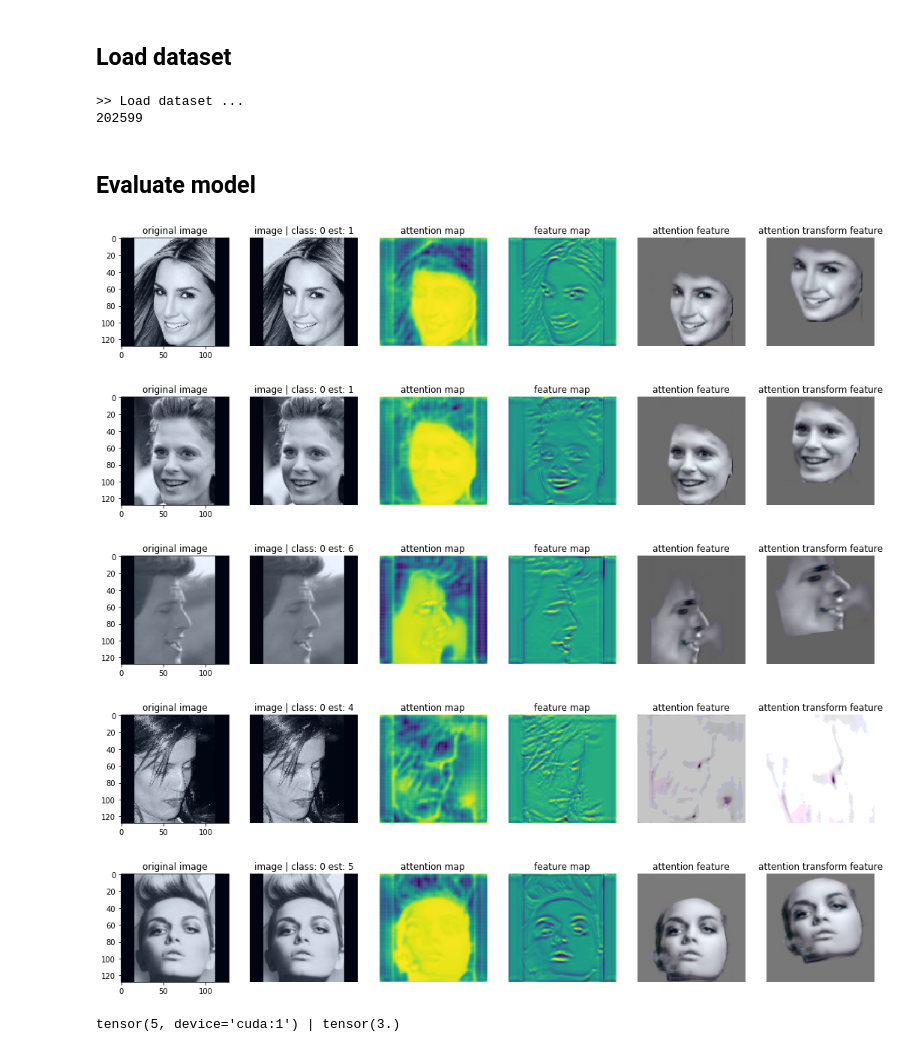
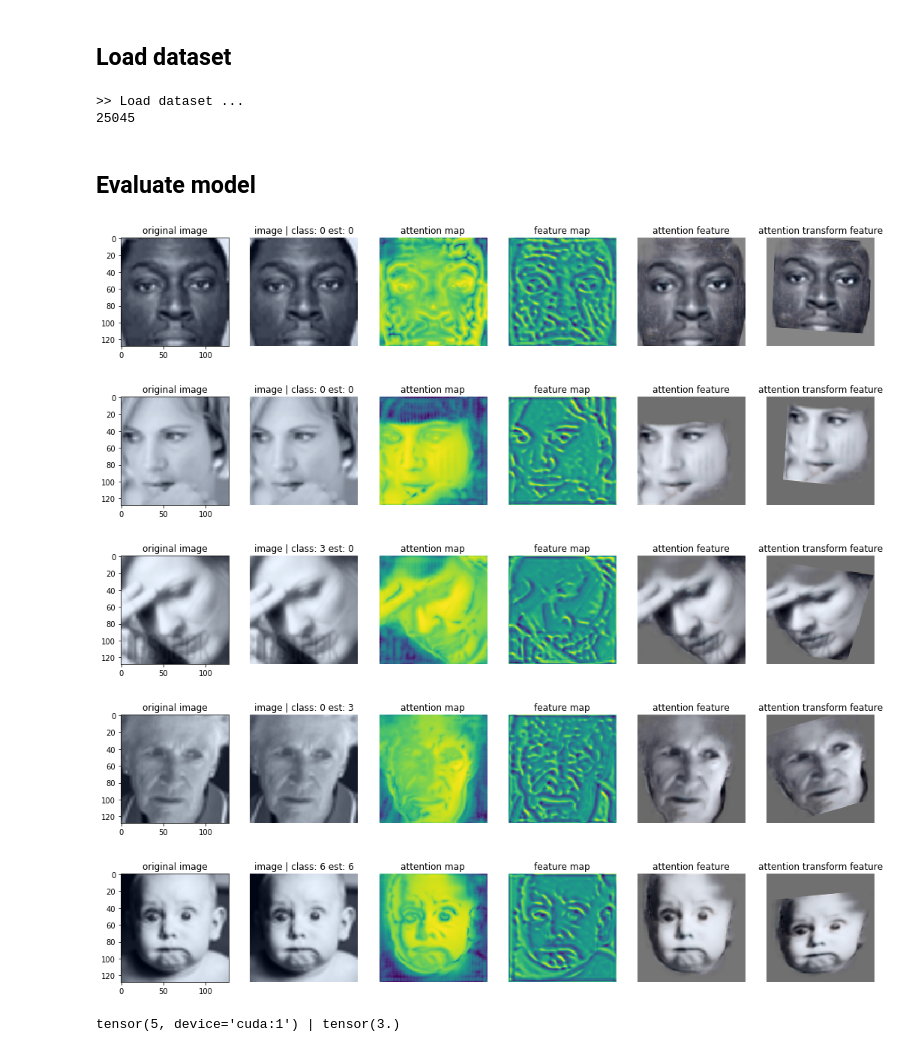
Before and after one commit to pedrodiamel/ferattention, a Jupyter notebook: books/eval.ipynb, the cells around one changed output. Cells and saved outputs as stored; diff of their text form; code cells hidden in the pictures.

Commit message:
affect dataset

```diff
--- a/books/eval.ipynb
+++ b/books/eval.ipynb
@@ -45,7 +49,7 @@ result
 srf.png
 # %%
 project          = '../out'
-name             = 'feratt_atentionresnet34_attgmm_adam_ferblack_dim64_preactresnet18x32_fold0_000'
+name             = 'feratt_atentionresnet34_attgmm_adam_affectnetdark_dim64_preactresnet18x32_fold0_000'
 pathnamedataset  = '~/.datasets'
 pathmodel        = os.path.join( project, name, 'models/model_best.pth.tar' ) #model_best, chk000120
 pathproject      = os.path.join( project, name )
@@ -84,8 +88,8 @@ WARNING:visdom:Without the incoming socket you cannot receive events from the se
 # %%
 # Load dataset
 print('>> Load dataset ...')
-namedataset = FactoryDataset.celeba
-subset = FactoryDataset.validation
+namedataset = FactoryDataset.ferp
+subset = FactoryDataset.training
 imagesize=128
 idenselect=np.arange(10)
 breal=True
@@ -142,7 +146,7 @@ print(len(dataset))
 # print( dataset.data.classes )
 # %% [output]
 >> Load dataset ...
-202599
+25045
 # %% [markdown]
 ## Evaluate model
 # %%
@@ -157,7 +161,7 @@ idx=0
 k=0
 for i in range( len(dataset) ):
 
-    idx = i + 0
+    idx = i + 40
     sample = dataset[ idx ]
 
 
@@ -201,38 +205,38 @@ for i in range( len(dataset) ):
     k+=1
     if k > 5: break
 
     plt.figure( figsize=(18,8))
     plt.subplot(161)
     plt.imshow( norm(image_org) )
     plt.title('original image' )
     plt.subplot(162)
     plt.imshow( norm(image) )
     plt.title('image | class: {} est: {}'.format( label, y_lab_hat_max ) )
     plt.axis('off')
     plt.subplot(163)
     plt.imshow( (fmap))
     plt.title('attention map')
     plt.axis('off' )
     plt.subplot(164)
     plt.imshow( srf.sum(2) )
     plt.title('feature map')
     plt.axis('off' )
     plt.subplot(165)
     plt.imshow( norm(att) )
     plt.title('attention feature')
     plt.axis('off')
     plt.subplot(166)
     plt.imshow( norm(att_t) )
     plt.title('attention transform feature')
     plt.axis('off')
 
     plt.show()
 # %% [output]
-[figure, old version]
+[figure, new version]
-[figure, old version]
+[figure, new version]
-[figure, old version]
+[figure, new version]
-[figure, old version]
+[figure, new version]
-[figure, old version]
+[figure, new version]
 # %%
 def norm(x):
     x = x-x.min()
```
Also changed, not shown: parts of 5 cells of this notebook, 15 other files.
